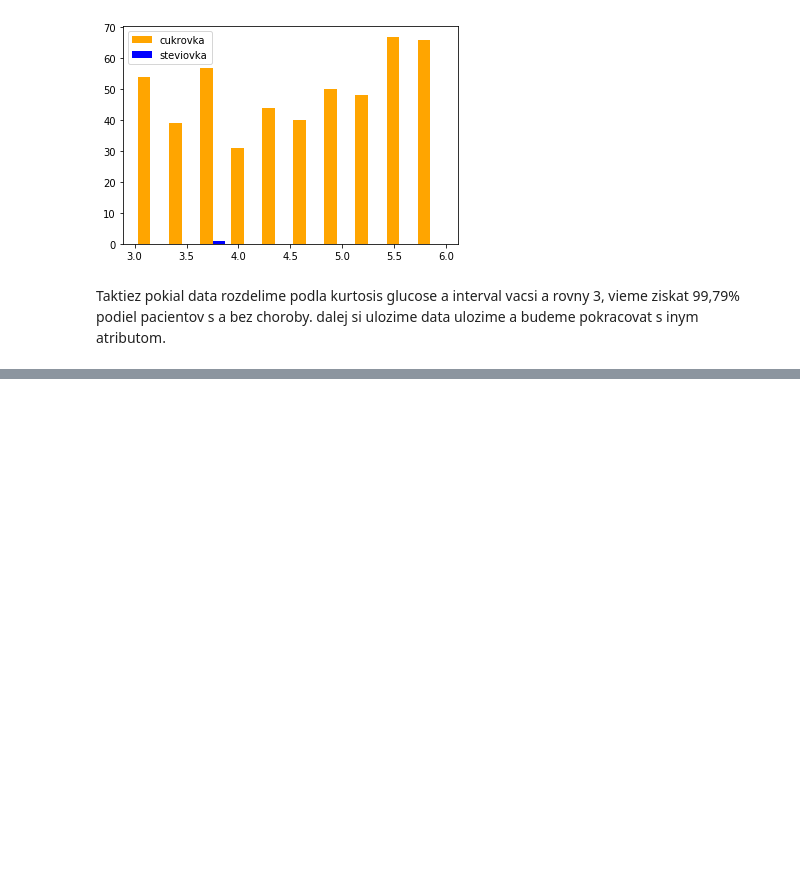
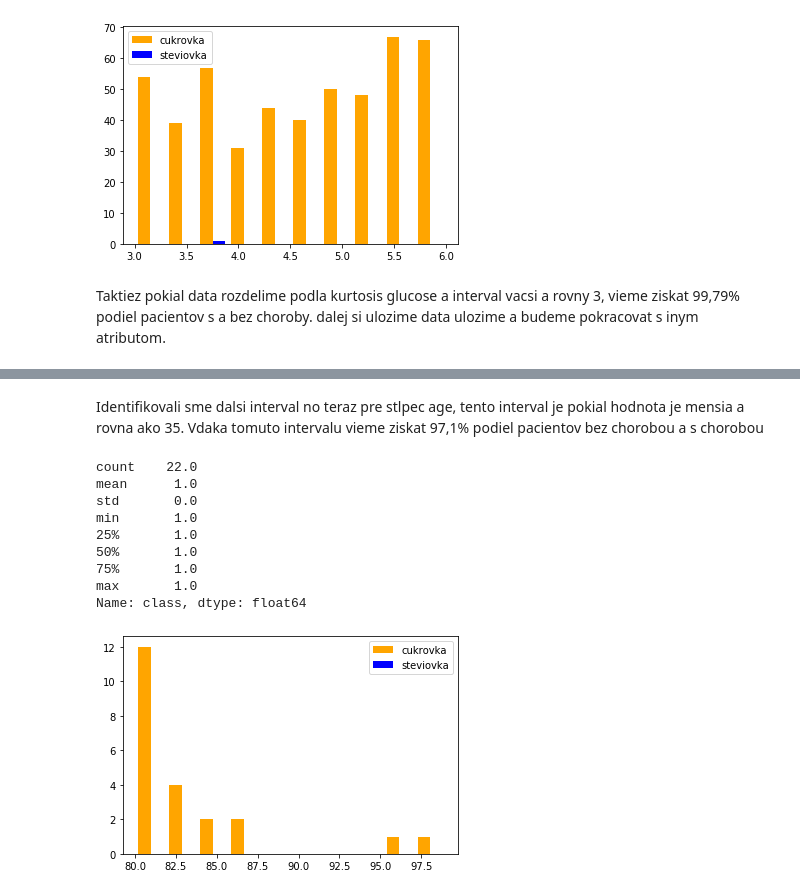
Before and after one commit to MatejHor/IAU_project, a Jupyter notebook: faza3/ManualaneRozhodovanie.ipynb, the cells around one changed output, grey strips where cells are left out. Saved outputs shown, nothing was run; the diff lists cells and outputs as text; code cells hidden in the pictures; blank space fills up the shorter version.

```diff
--- a/faza3/ManualaneRozhodovanie.ipynb
+++ b/faza3/ManualaneRozhodovanie.ipynb
@@ -329,0 +362,24 @@ Name: class, dtype: float64
+# %% [markdown]
+Identifikovali sme dalsi interval no teraz pre stlpec age, tento interval je pokial hodnota
+je mensia a rovna ako 35. Vdaka tomuto intervalu vieme ziskat 97,1% podiel pacientov bez chorobou a s chorobou
+# %%
+ct5 = ct3[(ct3['age'] >= 80)]
+
+positive = ct5[ct5['class']  == 1]
+negative = ct5[ct5['class']  == 0]
+
+x = [positive['age'], negative['age']]
+plt.hist(x, color=['orange', 'blue'])
+plt.legend(['cukrovka', 'steviovka'])
+ct5['class'].describe()
+# %% [output]
+count    22.0
+mean      1.0
+std       0.0
+min       1.0
+25%       1.0
+50%       1.0
+75%       1.0
+max       1.0
+Name: class, dtype: float64
+[figure, added]
```
Also changed, not shown: parts of 16 cells of this notebook.
